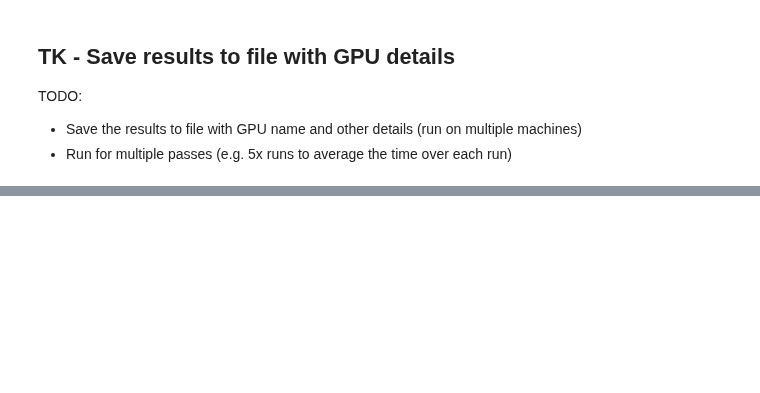
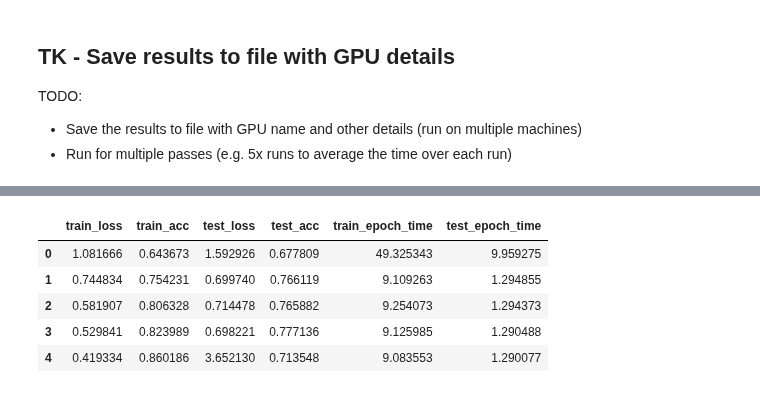
Before and after one commit to mrdbourke/pytorch-deep-learning, a Jupyter notebook: extras/pytorch_2_intro.ipynb, the cells around one changed output, grey strips where cells are left out. Cells and saved outputs as stored; diff of their text form; code cells hidden in the pictures; blank space fills up the shorter version.

```diff
--- a/extras/pytorch_2_intro.ipynb
+++ b/extras/pytorch_2_intro.ipynb
@@ -481,0 +711,11 @@ compile_time = compile_end_time - compile_start_time
+# %%
+# Run compiled model for multiple runs
+num_runs = 5
+
+# TK - change this to only compile a model once and then run the training loop multiple times
+
+compiled_results_multiple_runs = []
+for i in tqdm(range(num_runs)):
+    print(f"[INFO] Run {i+1} of {num_runs} for compiled model")
+    results = create_and_train_compiled_model(epochs=NUM_EPOCHS, disable_progress_bar=True)
+    compiled_results_multiple_runs.append(results)
@@ -481,0 +740,18 @@ compile_time = compile_end_time - compile_start_time
+# %%
+# Go through compile_results_multiple_runs and create a dataframe for each run then concatenate them together
+compile_results_dfs = []
+for result in compiled_results_multiple_runs:
+    result_df = pd.DataFrame(result)
+    compile_results_dfs.append(result_df)
+compile_results_multiple_runs_df = pd.concat(compile_results_dfs)
+
+# Get the averages across the multiple runs
+compile_results_multiple_runs_df = compile_results_multiple_runs_df.groupby(compile_results_multiple_runs_df.index).mean()
+compile_results_multiple_runs_df
+# %% [output]
+|  | train_loss | train_acc | test_loss | test_acc | train_epoch_time | test_epoch_time |
+| 0 | 1.081666 | 0.643673 | 1.592926 | 0.677809 | 49.325343 | 9.959275 |
+| 1 | 0.744834 | 0.754231 | 0.699740 | 0.766119 | 9.109263 | 1.294855 |
+| 2 | 0.581907 | 0.806328 | 0.714478 | 0.765882 | 9.254073 | 1.294373 |
+| 3 | 0.529841 | 0.823989 | 0.698221 | 0.777136 | 9.125985 | 1.290488 |
+| 4 | 0.419334 | 0.860186 | 3.652130 | 0.713548 | 9.083553 | 1.290077 |
```
Also changed, not shown: parts of 27 cells of this notebook.
